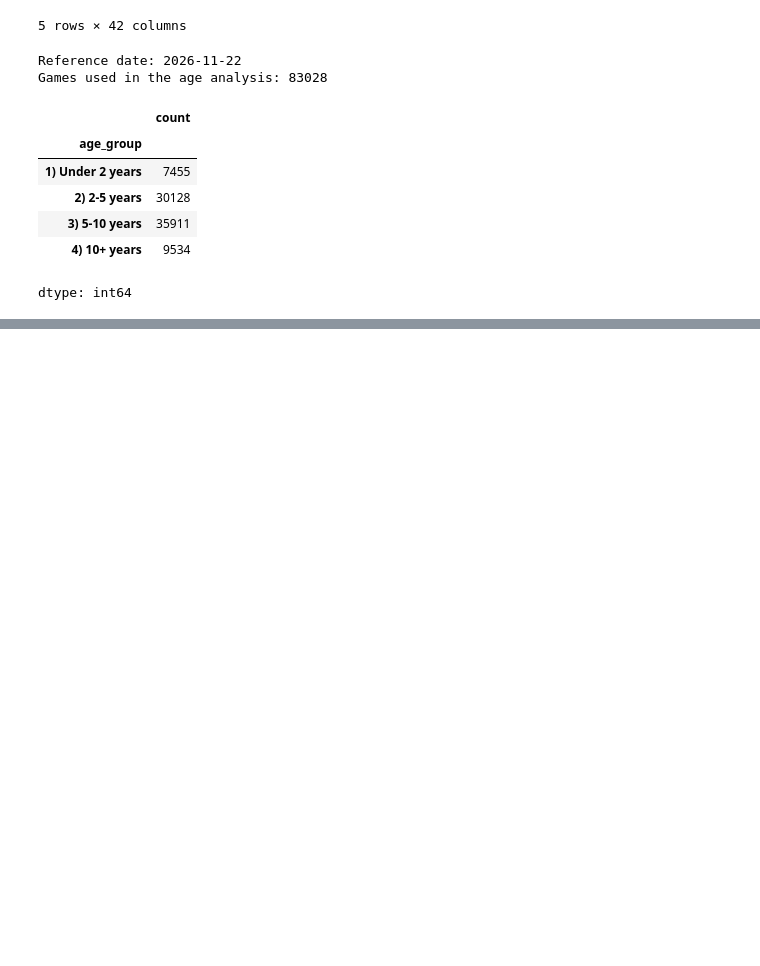
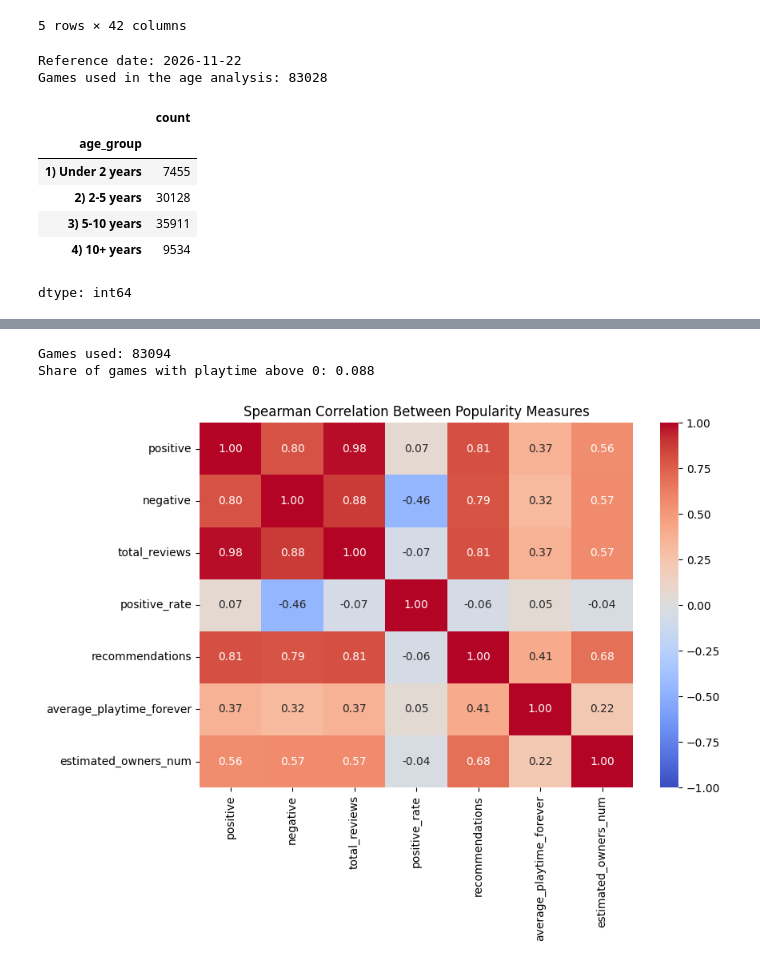
Before and after one commit to SelinBeyaz01/BUS392-Steam-Project, a Jupyter notebook: BUS392_Project.ipynb, the cells around one changed output, grey strips where cells are left out. Cells and saved outputs as stored; diff of their text form; code cells hidden in the pictures; blank space fills up the shorter version.

```diff
--- a/BUS392_Project.ipynb
+++ b/BUS392_Project.ipynb
@@ -93,0 +165,30 @@ dtype: int64
+# %%
+corr_data = gamesData[['app_id', 'positive', 'negative', 'recommendations',
+                       'average_playtime_forever', 'estimated_owners']].copy()
+
+for column in ['positive', 'negative', 'recommendations', 'average_playtime_forever']:
+    corr_data[column] = pd.to_numeric(corr_data[column], errors='coerce')
+
+corr_data = corr_data.drop_duplicates(subset='app_id')
+corr_data['estimated_owners_num'] = corr_data['estimated_owners'].apply(owner_midpoint_fixed)
+corr_data['total_reviews'] = corr_data['positive'].fillna(0) + corr_data['negative'].fillna(0)
+corr_data = corr_data[corr_data['total_reviews'] > 0].copy()
+corr_data['positive_rate'] = corr_data['positive'] / corr_data['total_reviews']
+
+corr_columns = ['positive', 'negative', 'total_reviews', 'positive_rate',
+                'recommendations', 'average_playtime_forever', 'estimated_owners_num']
+
+spearman_corr = corr_data[corr_columns].corr(method='spearman').round(2)
+
+print("Games used:", len(corr_data))
+print("Share of games with playtime above 0:", round((corr_data['average_playtime_forever'] > 0).mean(), 3))
+
+plt.figure(figsize=(9, 7))
+sns.heatmap(spearman_corr, annot=True, cmap='coolwarm', vmin=-1, vmax=1, fmt='.2f')
+plt.title('Spearman Correlation Between Popularity Measures')
+plt.tight_layout()
+plt.show()
+# %% [output]
+Games used: 83094
+Share of games with playtime above 0: 0.088
+[figure, added]
```
Also changed, not shown: parts of 5 cells of this notebook.
